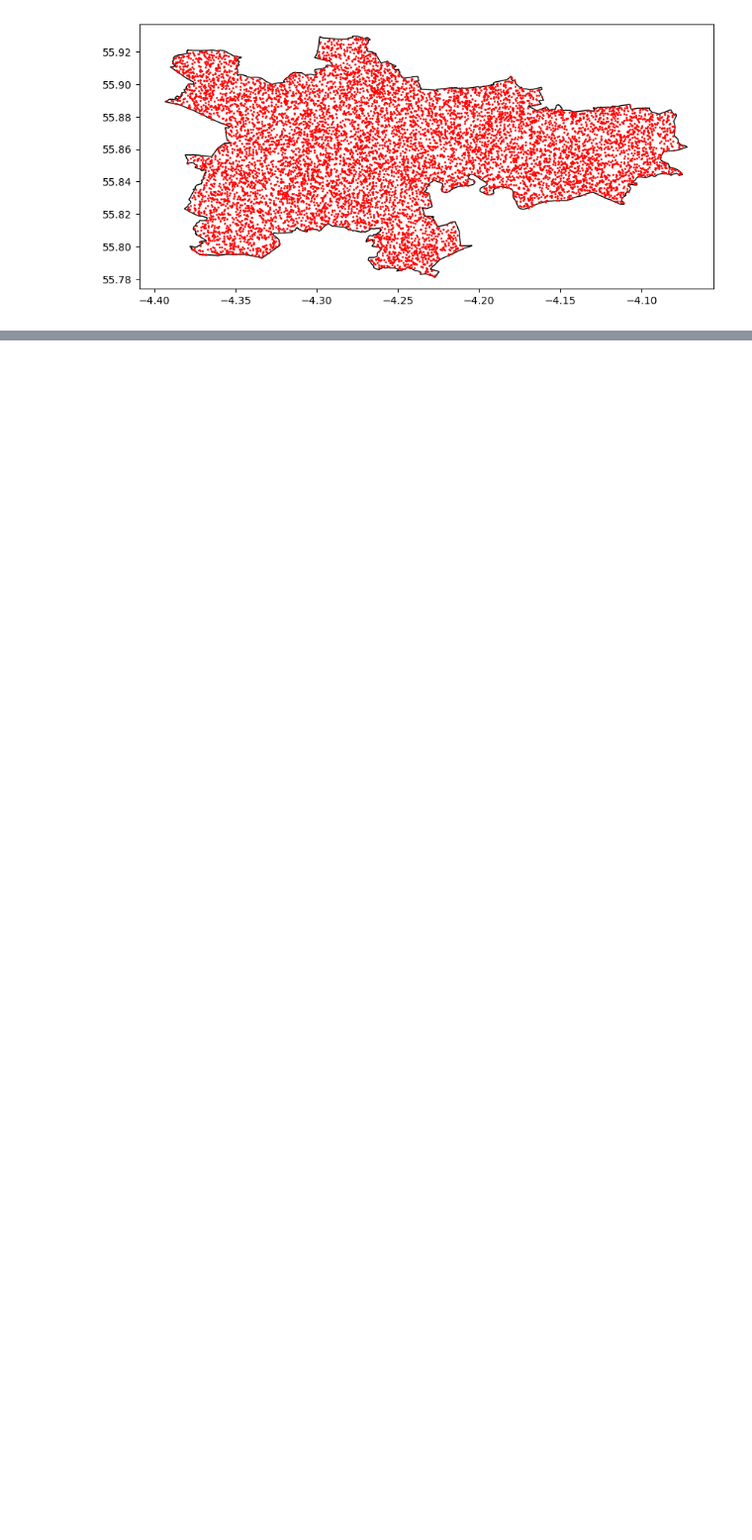
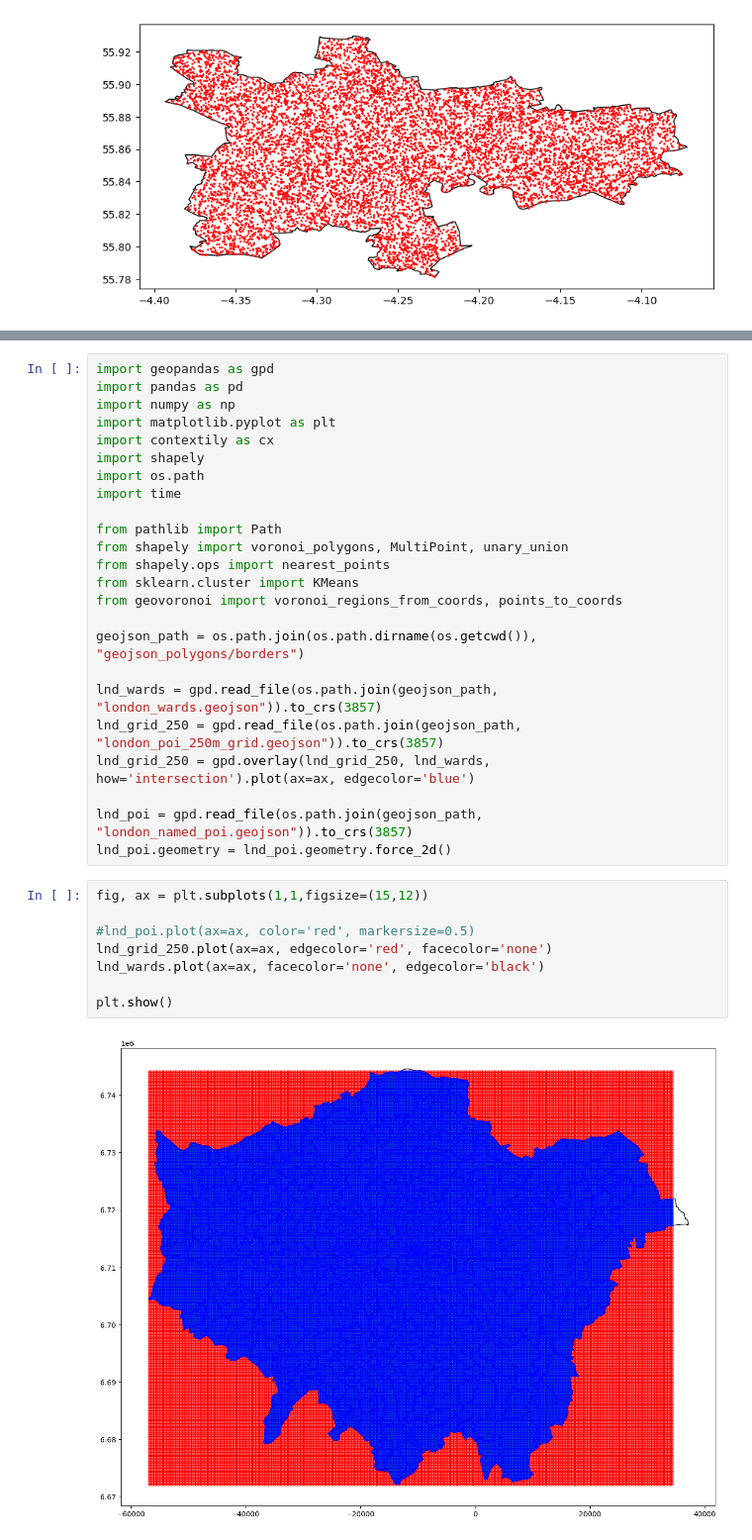
Before and after one commit to paddeaux/radian, a Jupyter notebook: new_features.ipynb, the cells around one changed output, grey strips where cells are left out. Shown at 99% size. Drawn from its saved outputs; the diff is of its cells as text; blank space fills up the shorter version.

```diff
--- a/new_features.ipynb
+++ b/new_features.ipynb
@@ -486,0 +666,34 @@ old uniform time = 0.783193826675415
+# %%
+import geopandas as gpd
+import pandas as pd
+import numpy as np
+import matplotlib.pyplot as plt
+import contextily as cx
+import shapely
+import os.path
+import time
+
+from pathlib import Path
+from shapely import voronoi_polygons, MultiPoint, unary_union
+from shapely.ops import nearest_points
+from sklearn.cluster import KMeans
+from geovoronoi import voronoi_regions_from_coords, points_to_coords
+
+geojson_path = os.path.join(os.path.dirname(os.getcwd()), "geojson_polygons/borders")
+
+lnd_wards = gpd.read_file(os.path.join(geojson_path, "london_wards.geojson")).to_crs(3857)
+lnd_grid_250 = gpd.read_file(os.path.join(geojson_path, "london_poi_250m_grid.geojson")).to_crs(3857)
+lnd_grid_250 = gpd.overlay(lnd_grid_250, lnd_wards, how='intersection').plot(ax=ax, edgecolor='blue')
+
+lnd_poi = gpd.read_file(os.path.join(geojson_path, "london_named_poi.geojson")).to_crs(3857)
+lnd_poi.geometry = lnd_poi.geometry.force_2d()
+# %%
+fig, ax = plt.subplots(1,1,figsize=(15,12))
+
+#lnd_poi.plot(ax=ax, color='red', markersize=0.5)
+lnd_grid_250.plot(ax=ax, edgecolor='red', facecolor='none')
+lnd_wards.plot(ax=ax, facecolor='none', edgecolor='black')
+
+plt.show()
+# %% [output]
+[figure, added]
```
Also changed, not shown: parts of 8 cells of this notebook, 5 other files.
